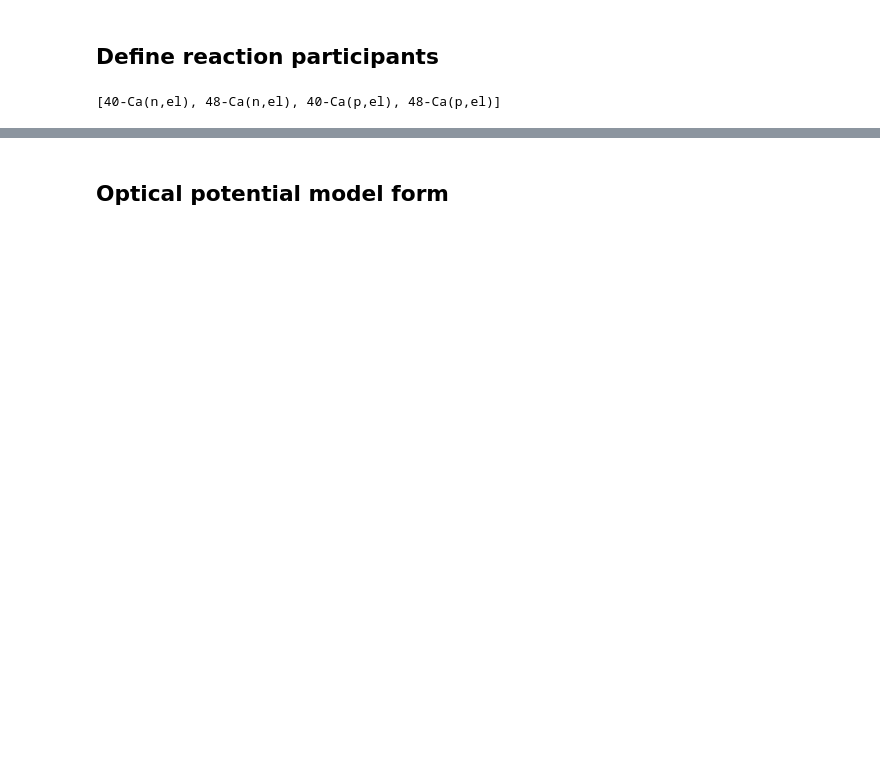
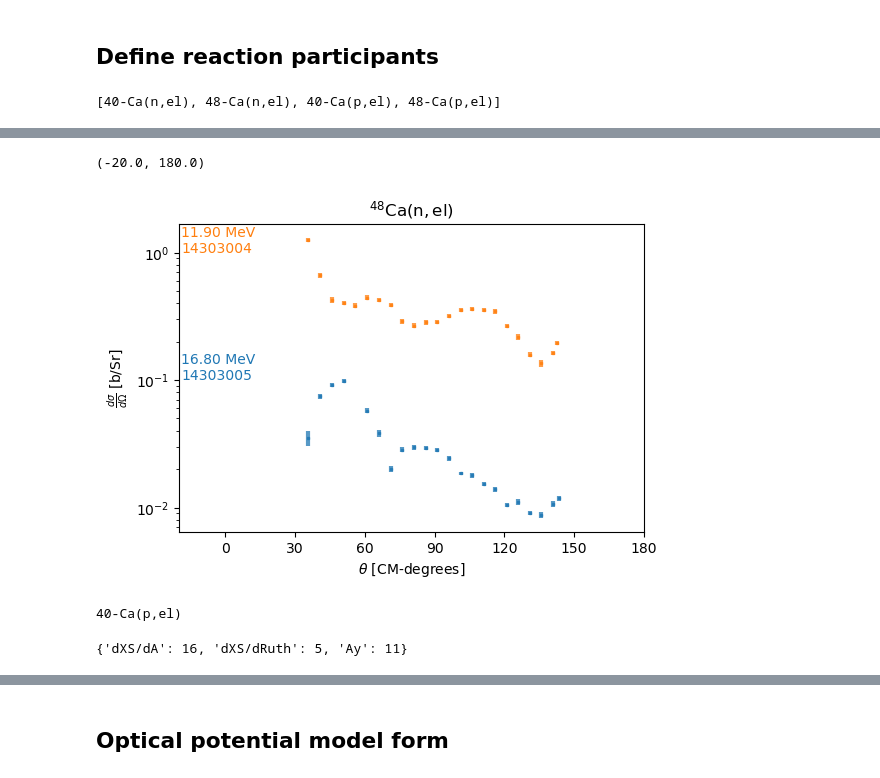
Before and after one commit to beykyle/rxmc, a Jupyter notebook: examples/fitting_an_optical_potential_with_Edep.ipynb, the cells around one changed output, grey strips where cells are left out. Cells and saved outputs as stored; diff of their text form; code cells hidden in the pictures; blank space fills up the shorter version.

```diff
--- a/examples/fitting_an_optical_potential_with_Edep.ipynb
+++ b/examples/fitting_an_optical_potential_with_Edep.ipynb
@@ -69,0 +148,29 @@ Failed to parse 0 entries:
+# %%
+axes = (
+    data[1]
+    .data["dXS/dA"]
+    .plot(
+        n_per_plot=10,
+        label_kwargs={
+            "label_xloc_deg": -19,
+            "label_offset_factor": 0.1,
+            "label_energy_err": False,
+            "label_offset": False,
+            "label_incident_energy": True,
+            "label_excitation_energy": False,
+            "label_exfor": True,
+        },
+        plot_kwargs={"offsets": 10},
+        y_size=4,
+    )
+)
+axes[0].set_xlim([-20, 180])
+# %% [output]
+(-20.0, 180.0)
+[figure, added]
+# %%
+print(reactions[2])
+data[2].num_measurements
+# %% [output]
+40-Ca(p,el)
+{'dXS/dA': 16, 'dXS/dRuth': 5, 'Ay': 11}
```
Also changed, not shown: parts of 34 cells of this notebook.
